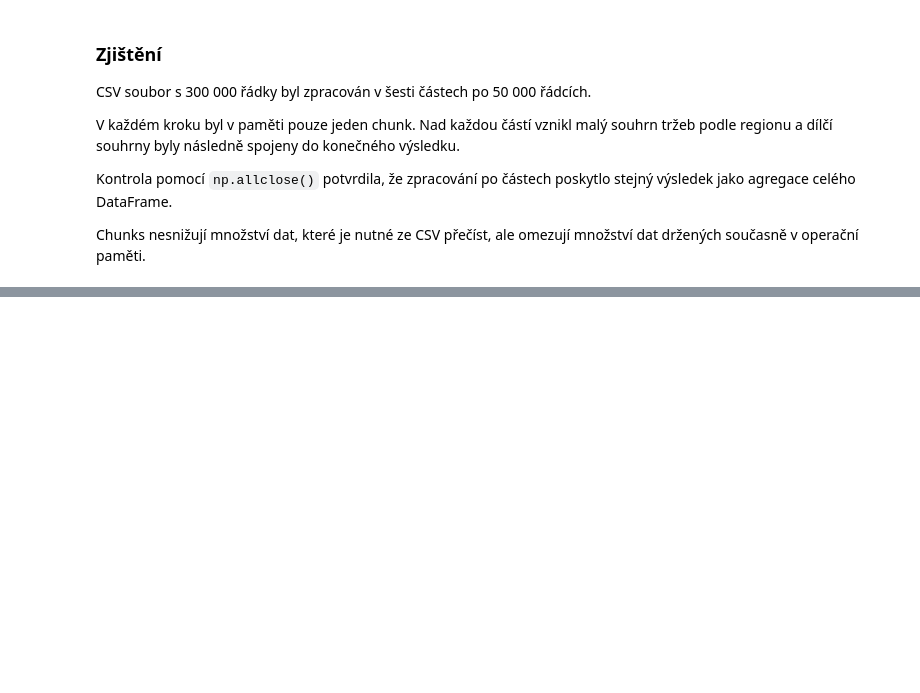
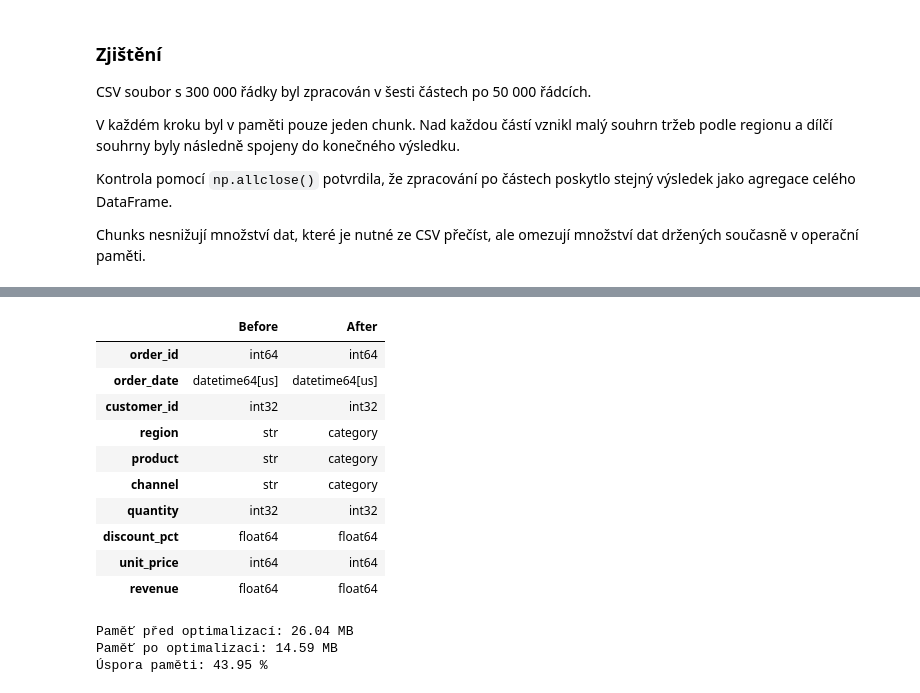
Before and after one commit to frantisekpapst-a11y/data-analytics-tools, a Jupyter notebook: notebooks/large-data-efficiency/large-data-efficiency-notebook.ipynb, the cells around one changed output, grey strips where cells are left out. Cells and saved outputs as stored; diff of their text form; code cells hidden in the pictures; blank space fills up the shorter version.

```diff
--- a/notebooks/large-data-efficiency/large-data-efficiency-notebook.ipynb
+++ b/notebooks/large-data-efficiency/large-data-efficiency-notebook.ipynb
@@ -1206,0 +1215,78 @@ Chunks nesnižují množství dat, které je nutné ze CSV přečíst, ale omezu
+# %%
+df_optimized = df_generated.copy()
+
+category_columns = [
+    "region",
+    "product",
+    "channel"
+]
+
+df_optimized[category_columns] = (
+    df_optimized[category_columns]
+    .astype("category")
+)
+# %%
+dtype_optimization = pd.DataFrame()
+
+dtype_optimization["Before"] = (
+    df_generated.dtypes
+)
+
+dtype_optimization["After"] = (
+    df_optimized.dtypes
+)
+
+display(dtype_optimization)
+# %% [output]
+|  | Before | After |
+| order_id | int64 | int64 |
+| order_date | datetime64[us] | datetime64[us] |
+| customer_id | int32 | int32 |
+| region | str | category |
+| product | str | category |
+| channel | str | category |
+| quantity | int32 | int32 |
+| discount_pct | float64 | float64 |
+| unit_price | int64 | int64 |
+| revenue | float64 | float64 |
+# %%
+memory_before_mb = (
+    df_generated
+    .memory_usage(deep=True)
+    .sum()
+    / 1024 ** 2
+)
+
+memory_after_mb = (
+    df_optimized
+    .memory_usage(deep=True)
+    .sum()
+    / 1024 ** 2
+)
+
+memory_saved_pct = (
+    1
+    - memory_after_mb / memory_before_mb
+) * 100
+
+print(
+    "Paměť před optimalizací:",
+    round(memory_before_mb, 2),
+    "MB"
+)
+
+print(
+    "Paměť po optimalizaci:",
+    round(memory_after_mb, 2),
+    "MB"
+)
+
+print(
+    "Úspora paměti:",
+    round(memory_saved_pct, 2),
+    "%"
+)
+# %% [output]
+Paměť před optimalizací: 26.04 MB
+Paměť po optimalizaci: 14.59 MB
+Úspora paměti: 43.95 %
```
Also changed, not shown: parts of 35 cells of this notebook.
